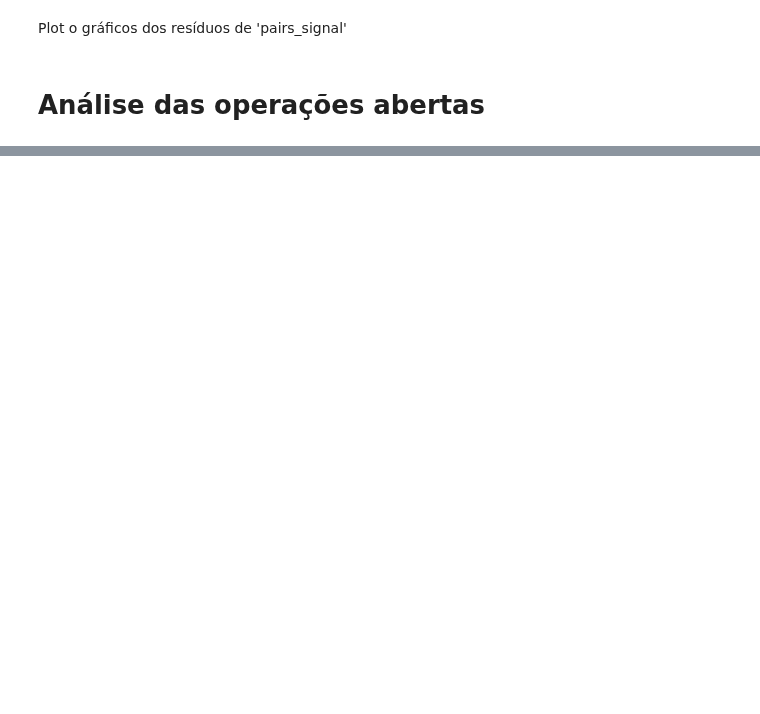
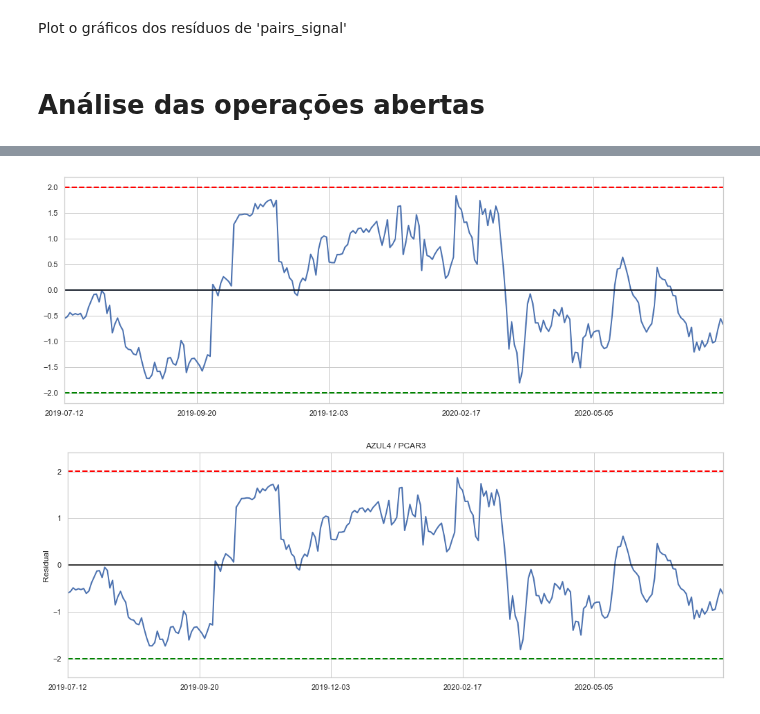
Before and after one commit to andreolvgomes/long-short-by-cointegration, a Jupyter notebook: Analysis-Pairs-Mult.ipynb, the cells around one changed output, grey strips where cells are left out. Saved outputs shown, nothing was run; the diff lists cells and outputs as text; code cells hidden in the pictures; blank space fills up the shorter version.

```diff
--- a/Analysis-Pairs-Mult.ipynb
+++ b/Analysis-Pairs-Mult.ipynb
@@ -206,0 +241,9 @@ Sim
+# %%
+y_symbol = 'AZUL4'
+x_symbol = 'PCAR3'
+
+y = data[y_symbol]
+x = data[x_symbol]
+
+reg = mult.regression(y, x, 250)
+print(reg.summary())
@@ -206,0 +268,6 @@ Sim
+# %%
+mult.plot_residue(mult.residue(data[y_symbol], data[x_symbol], 250))
+coint.show(data[::-1], y_symbol, x_symbol)
+# %% [output]
+[figure, added]
+[figure, added]
```
Also changed, not shown: parts of 19 cells of this notebook, 6 other files.
